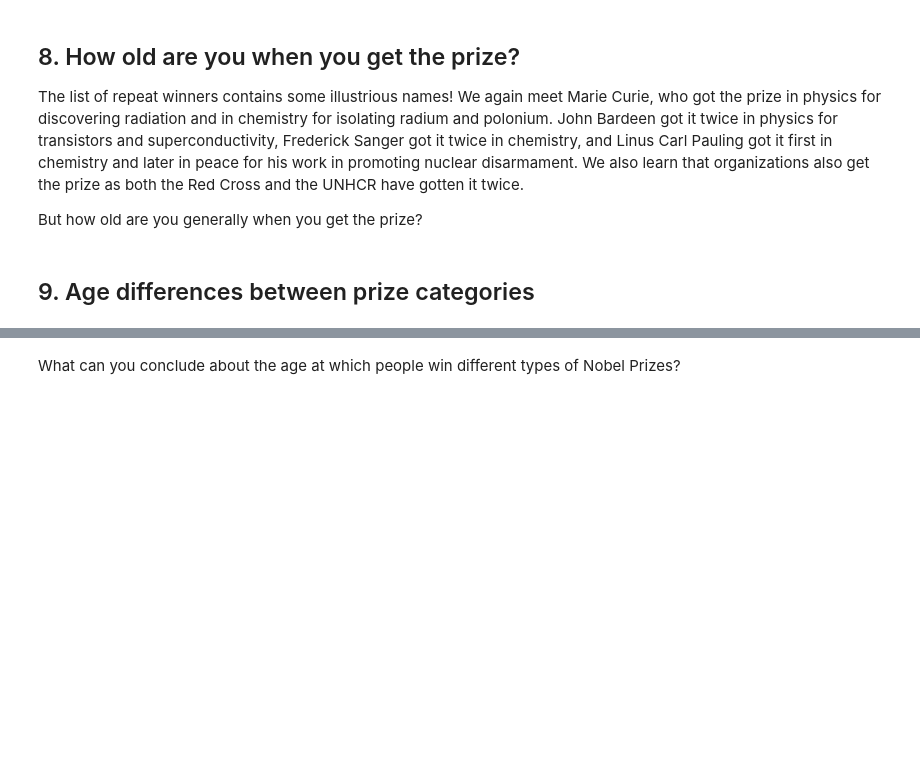
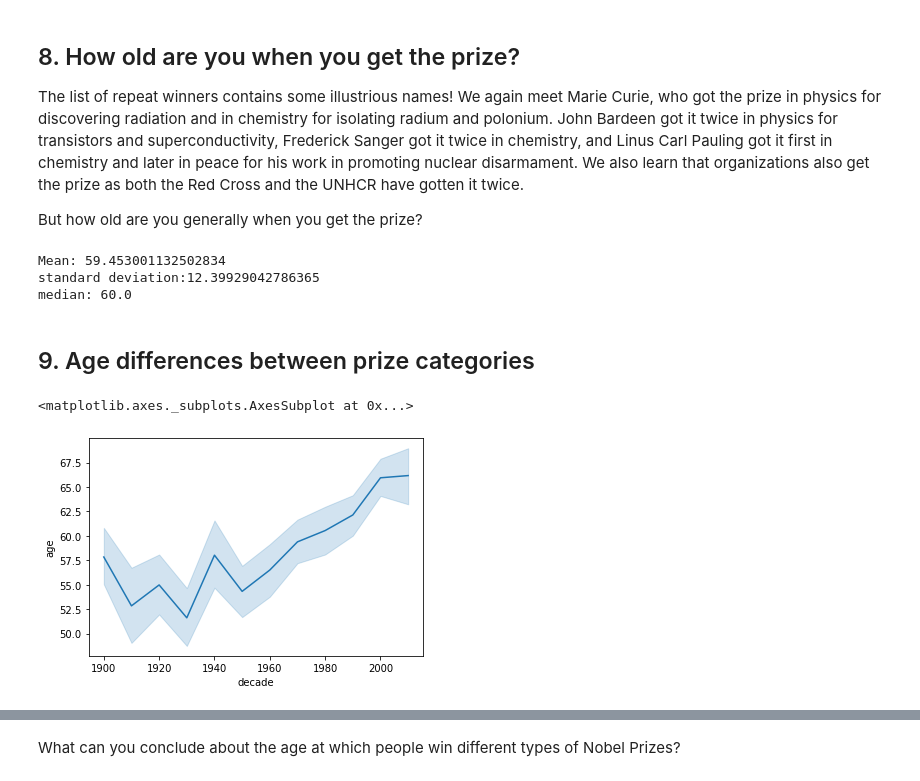
Before and after one commit to AllenMkandla/bootcamp, a Jupyter notebook: nobelprizewinners.ipynb, the cells around one changed output, grey strips where cells are left out. Cells and saved outputs as stored; diff of their text form; code cells hidden in the pictures; blank space fills up the shorter version.

```diff
--- a/nobelprizewinners.ipynb
+++ b/nobelprizewinners.ipynb
@@ -233,14 +234,29 @@ nobel['birth_date'] = pd.to_datetime(nobel['birth_date'])
 
 # Calculating the age of Nobel Prize winners
 nobel['age'] = nobel["year"] - nobel["birth_date"].dt.year
+age=nobel.groupby("full_name", as_index = False)["age"]
 
 #dt.year allows us to extract only the year from the "birth_date" column
 
+
 # What is the mean age of winners and it's standard devation? What is the median age?
+std = nobel["age"].std()
+
+mean = nobel["age"].mean()
+
+median = nobel["age"].median()
+
+print("Mean: " + str(mean) +"\nstandard deviation:"+str(std)+"\nmedian: "+ str(median) )
+# %% [output]
+Mean: 59.453001132502834
+standard deviation:12.39929042786365
+median: 60.0
 # %% [markdown]
 ## 9. Age differences between prize categories
 # %%
 #Plot the age of nobel candidates by decade
 #YOUR CODE FOR TASK 9 ...
-
-# Plot the age of nobel candidates by decade and prize category
+sns.lineplot(x="decade",y="age", data = nobel)
+# %% [output]
+<matplotlib.axes._subplots.AxesSubplot at 0x...>
+[figure, added]
```
Also changed, not shown: parts of 3 cells of this notebook.
